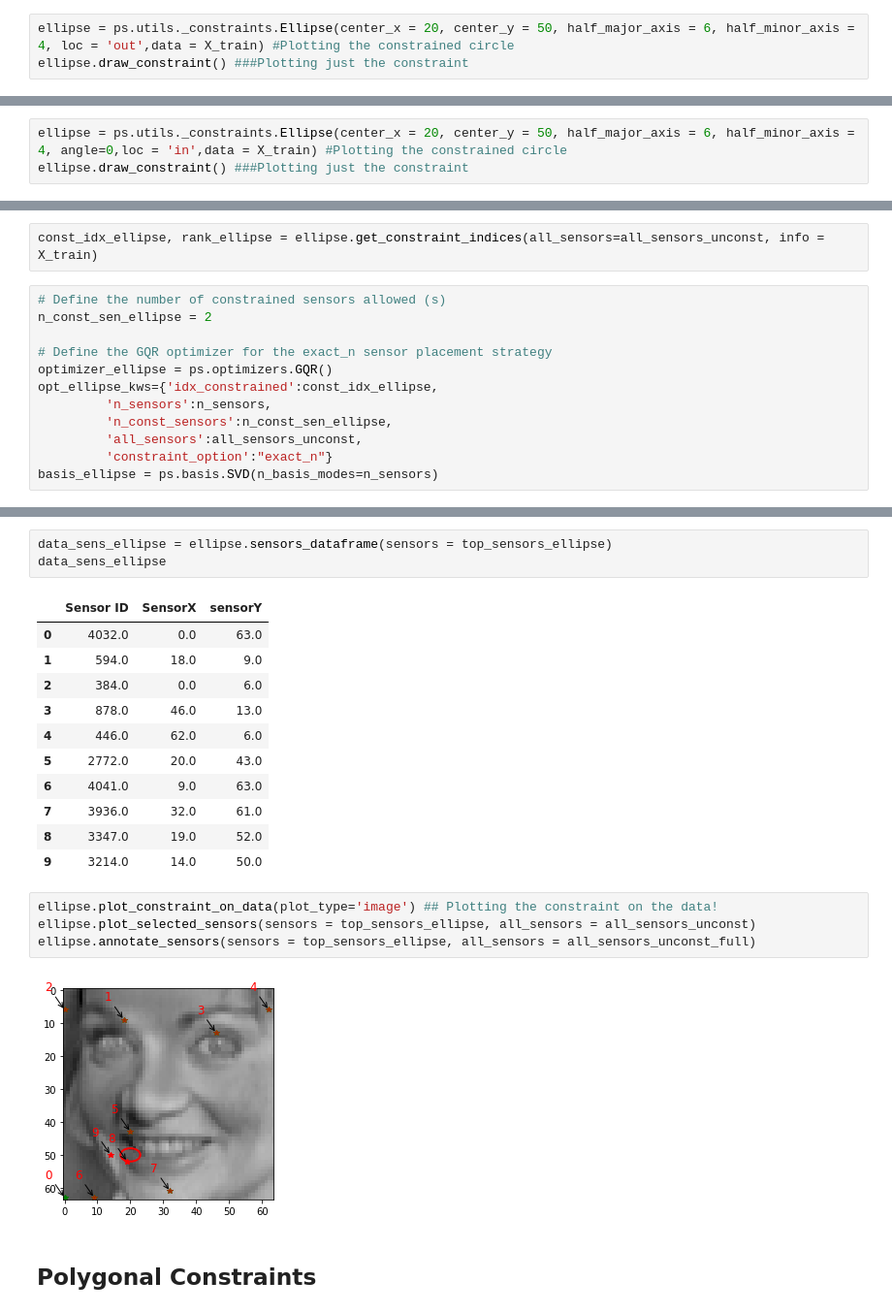
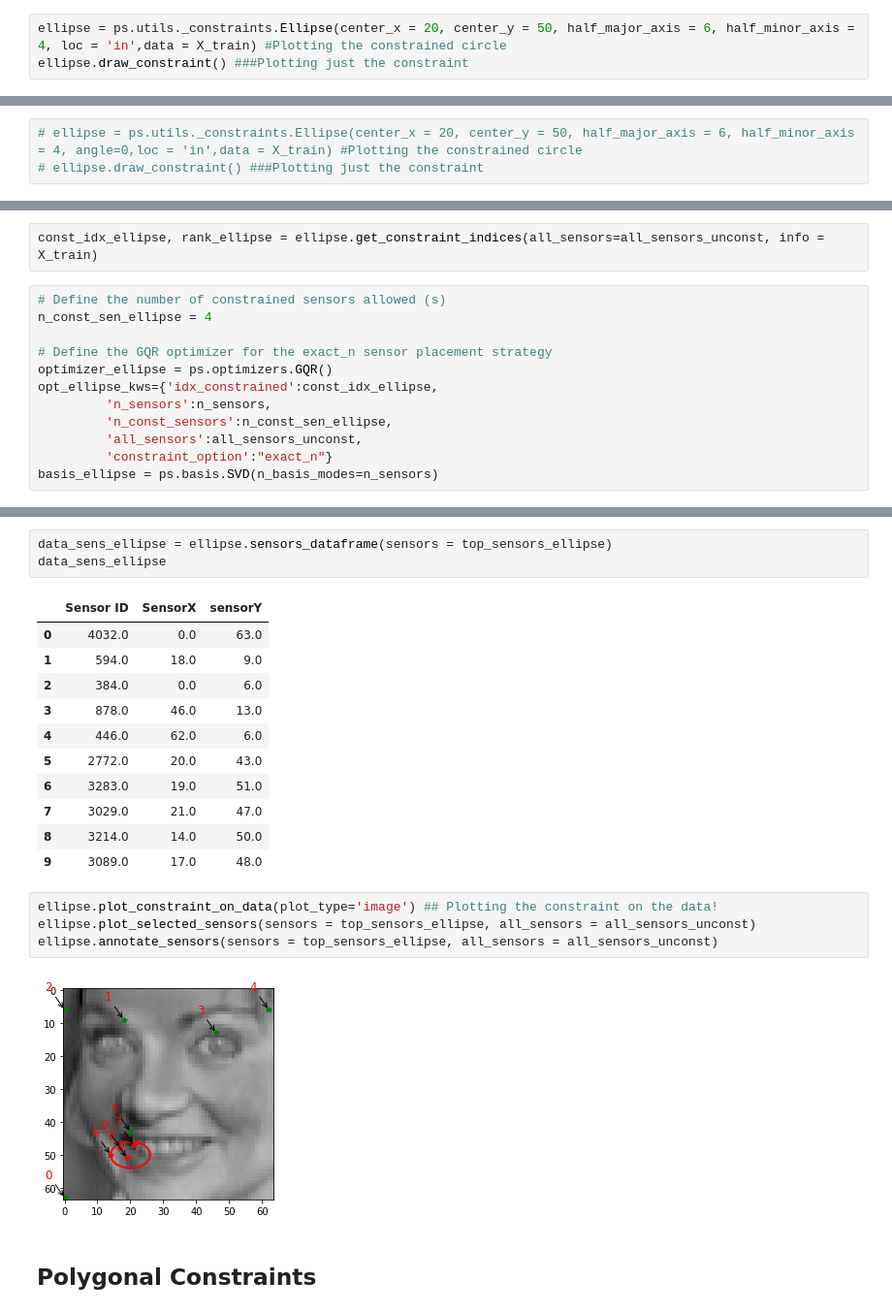
Before and after one commit to dynamicslab/pysensors, a Jupyter notebook: examples/functional_constraints_class.ipynb, the cells around one changed output, grey strips where cells are left out. Shown at 97% size. Cells and saved outputs as stored; diff of their text form.

```diff
--- a/examples/functional_constraints_class.ipynb
+++ b/examples/functional_constraints_class.ipynb
@@ -281,6 +281,6 @@ line1.annotate_sensors(sensors = top_sensors_line, all_sensors = all_sensors_unc
 # %% [markdown]
 ### Testing Ellipse:
 # %%
-ellipse = ps.utils._constraints.Ellipse(center_x = 20, center_y = 50, half_major_axis = 6, half_minor_axis = 4, loc = 'out',data = X_train) #Plotting the constrained circle
+ellipse = ps.utils._constraints.Ellipse(center_x = 20, center_y = 50, half_major_axis = 6, half_minor_axis = 4, loc = 'in',data = X_train) #Plotting the constrained circle
 ellipse.draw_constraint() ###Plotting just the constraint
 # %% [output]
@@ -288,3 +288,3 @@ ellipse.draw_constraint() ###Plotting just the constraint
 # %%
-ellipse = ps.utils._constraints.Ellipse(center_x = 20, center_y = 50, half_major_axis = 6, half_minor_axis = 4, angle=0,loc = 'in',data = X_train) #Plotting the constrained circle
-ellipse.draw_constraint() ###Plotting just the constraint
+# ellipse = ps.utils._constraints.Ellipse(center_x = 20, center_y = 50, half_major_axis = 6, half_minor_axis = 4, angle=0,loc = 'in',data = X_train) #Plotting the constrained circle
+# ellipse.draw_constraint() ###Plotting just the constraint
@@ -298,7 +296,7 @@ ellipse.plot_constraint_on_data(plot_type='image') ## Plotting the constraint on
 const_idx_ellipse, rank_ellipse = ellipse.get_constraint_indices(all_sensors=all_sensors_unconst, info = X_train)
 # %%
 # Define the number of constrained sensors allowed (s)
-n_const_sen_ellipse = 2
+n_const_sen_ellipse = 4
 
 # Define the GQR optimizer for the exact_n sensor placement strategy
 optimizer_ellipse = ps.optimizers.GQR()
@@ -334,16 +332,16 @@ data_sens_ellipse
 | 3 | 878.0 | 46.0 | 13.0 |
 | 4 | 446.0 | 62.0 | 6.0 |
 | 5 | 2772.0 | 20.0 | 43.0 |
-| 6 | 4041.0 | 9.0 | 63.0 |
-| 7 | 3936.0 | 32.0 | 61.0 |
-| 8 | 3347.0 | 19.0 | 52.0 |
-| 9 | 3214.0 | 14.0 | 50.0 |
+| 6 | 3283.0 | 19.0 | 51.0 |
+| 7 | 3029.0 | 21.0 | 47.0 |
+| 8 | 3214.0 | 14.0 | 50.0 |
+| 9 | 3089.0 | 17.0 | 48.0 |
 # %%
 ellipse.plot_constraint_on_data(plot_type='image') ## Plotting the constraint on the data!
 ellipse.plot_selected_sensors(sensors = top_sensors_ellipse, all_sensors = all_sensors_unconst)
-ellipse.annotate_sensors(sensors = top_sensors_ellipse, all_sensors = all_sensors_unconst_full)
+ellipse.annotate_sensors(sensors = top_sensors_ellipse, all_sensors = all_sensors_unconst)
 # %% [output]
-[figure, old version]
+[figure, new version]
 # %% [markdown]
 ## Polygonal Constraints
 # %%
```
Also changed, not shown: parts of 7 cells of this notebook, 2 other files.
